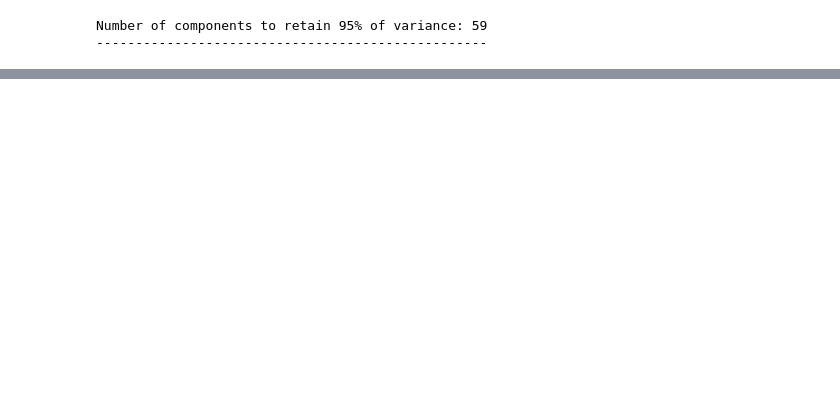
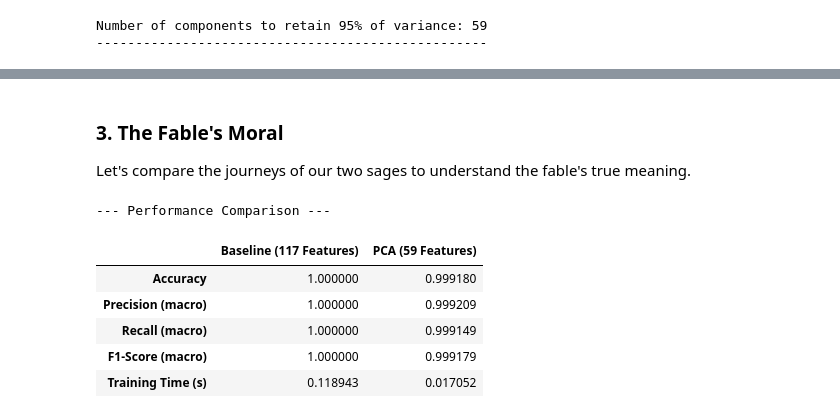
Before and after one commit to shriprasad15/-DA5401-JUL-NOV-2025-assignment-2-shriprasad15, a Jupyter notebook: da25e054.ipynb, the cells around one changed output, grey strips where cells are left out. Saved outputs shown, nothing was run; the diff lists cells and outputs as text; code cells hidden in the pictures; blank space fills up the shorter version.

```diff
--- a/da25e054.ipynb
+++ b/da25e054.ipynb
@@ -68,0 +221,12 @@ plt.show()
+# %%
+print("\nPart C: Performance Evaluation with Logistic Regression")
+
+# 1. Baseline Model
+# Split the original, standardized data into training and testing sets
+
+X_train_std, X_test_std, y_train, y_test = train_test_split(
+    X_scaled, y, test_size=0.3, random_state=42, stratify=y
+)
+
+print(f"Training set shape: {X_train_std.shape}")
+print(f"Testing set shape: {X_test_std.shape}")
@@ -121,0 +316,37 @@ Accuracy: 0.9992
+# %% [markdown]
+### 3. The Fable's Moral
+Let's compare the journeys of our two sages to understand the fable's true meaning.
+# %%
+# Create a summary DataFrame
+report_baseline_dict = classification_report(y_test, y_pred_baseline, output_dict=True)
+report_pca_dict = classification_report(y_test, y_pred_pca, output_dict=True)
+
+metrics_summary = {
+    f'Baseline ({X_train_std.shape[1]} Features)': {
+        'Accuracy': report_baseline_dict['accuracy'],
+        'Precision (macro)': report_baseline_dict['macro avg']['precision'],
+        'Recall (macro)': report_baseline_dict['macro avg']['recall'],
+        'F1-Score (macro)': report_baseline_dict['macro avg']['f1-score'],
+        'Training Time (s)': baseline_time
+    },
+    f'PCA ({X_train_pca.shape[1]} Features)': {
+        'Accuracy': report_pca_dict['accuracy'],
+        'Precision (macro)': report_pca_dict['macro avg']['precision'],
+        'Recall (macro)': report_pca_dict['macro avg']['recall'],
+        'F1-Score (macro)': report_pca_dict['macro avg']['f1-score'],
+        'Training Time (s)': pca_time
+    }
+}
+
+comparison_df = pd.DataFrame(metrics_summary)
+
+print("--- Performance Comparison ---")
+display(comparison_df)
+# %% [output]
+--- Performance Comparison ---
+|  | Baseline (117 Features) | PCA (59 Features) |
+| Accuracy | 1.000000 | 0.999180 |
+| Precision (macro) | 1.000000 | 0.999209 |
+| Recall (macro) | 1.000000 | 0.999149 |
+| F1-Score (macro) | 1.000000 | 0.999179 |
+| Training Time (s) | 0.118943 | 0.017052 |
```
Also changed, not shown: parts of 26 cells of this notebook.
